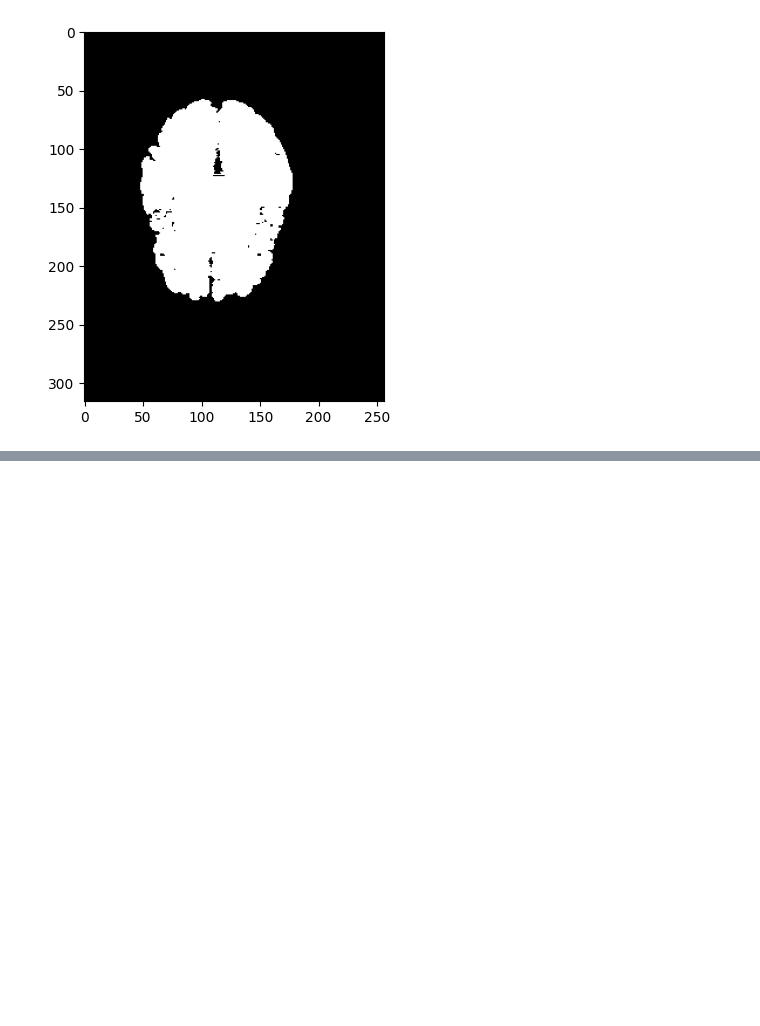
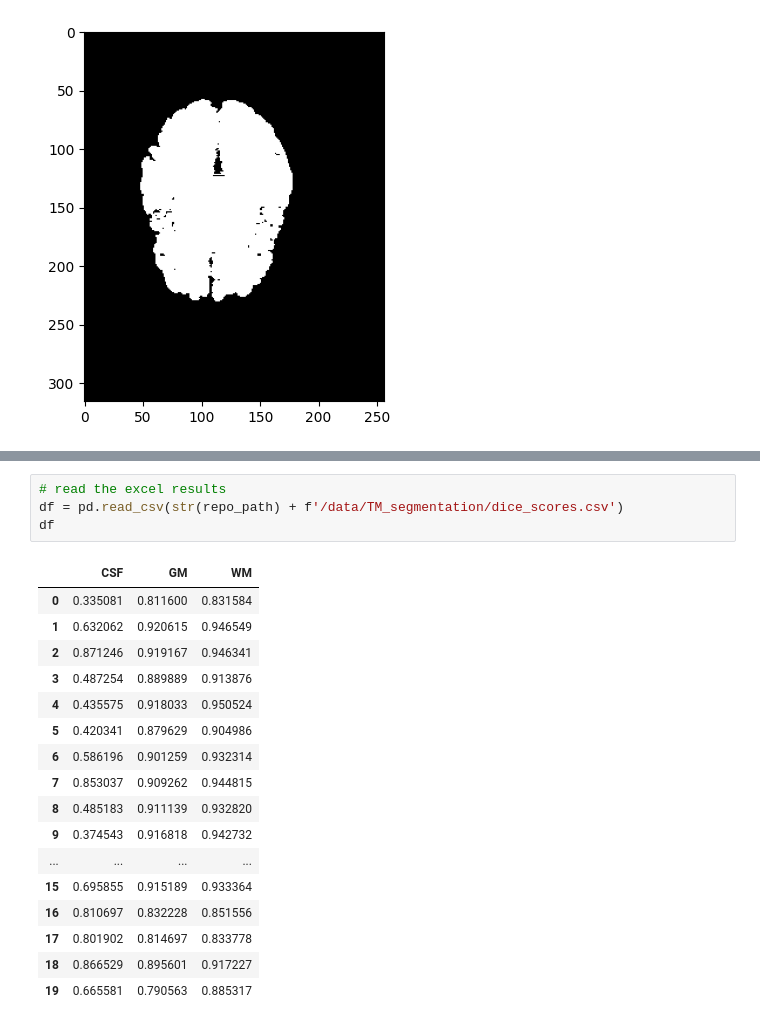
Before and after one commit to cansuyalcinn/MIRA_MISA_LABS, a Jupyter notebook: MISA_LAB3/TM_segmentation_without_EM.ipynb, the cells around one changed output, grey strips where cells are left out. Saved outputs shown, nothing was run; the diff lists cells and outputs as text; blank space fills up the shorter version.

Commit message:
tissue models dice score calculated

```diff
--- a/MISA_LAB3/TM_segmentation_without_EM.ipynb
+++ b/MISA_LAB3/TM_segmentation_without_EM.ipynb
@@ -111,0 +156,22 @@ arr_seg_imgs[0].shape
+# %%
+# read the excel results
+df = pd.read_csv(str(repo_path) + f'/data/TM_segmentation/dice_scores.csv')
+df
+# %% [output]
+|  | CSF | GM | WM |
+| 0 | 0.335081 | 0.811600 | 0.831584 |
+| 1 | 0.632062 | 0.920615 | 0.946549 |
+| 2 | 0.871246 | 0.919167 | 0.946341 |
+| 3 | 0.487254 | 0.889889 | 0.913876 |
+| 4 | 0.435575 | 0.918033 | 0.950524 |
+| 5 | 0.420341 | 0.879629 | 0.904986 |
+| 6 | 0.586196 | 0.901259 | 0.932314 |
+| 7 | 0.853037 | 0.909262 | 0.944815 |
+| 8 | 0.485183 | 0.911139 | 0.932820 |
+| 9 | 0.374543 | 0.916818 | 0.942732 |
+| ... | ... | ... | ... |
+| 15 | 0.695855 | 0.915189 | 0.933364 |
+| 16 | 0.810697 | 0.832228 | 0.851556 |
+| 17 | 0.801902 | 0.814697 | 0.833778 |
+| 18 | 0.866529 | 0.895601 | 0.917227 |
+| 19 | 0.665581 | 0.790563 | 0.885317 |
```
Also changed, not shown: parts of 4 cells of this notebook.
